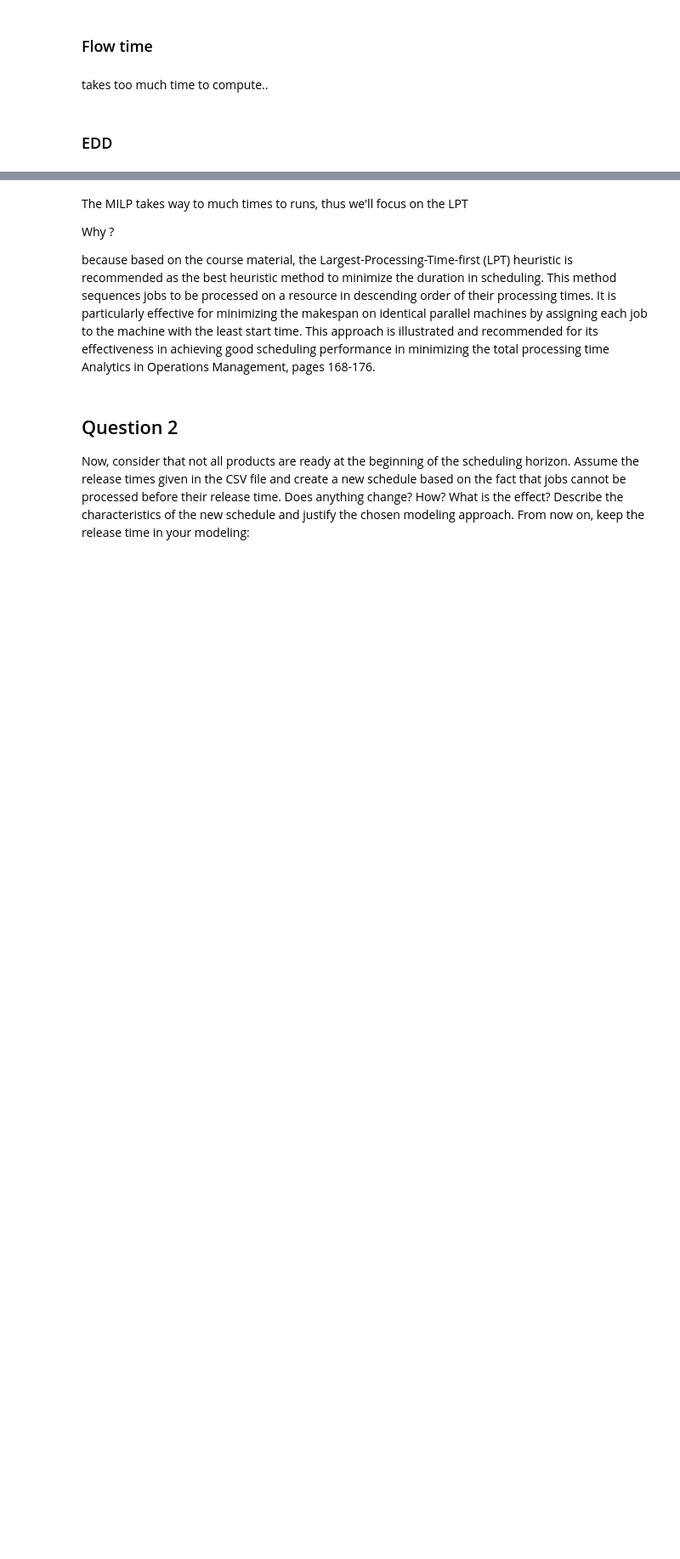
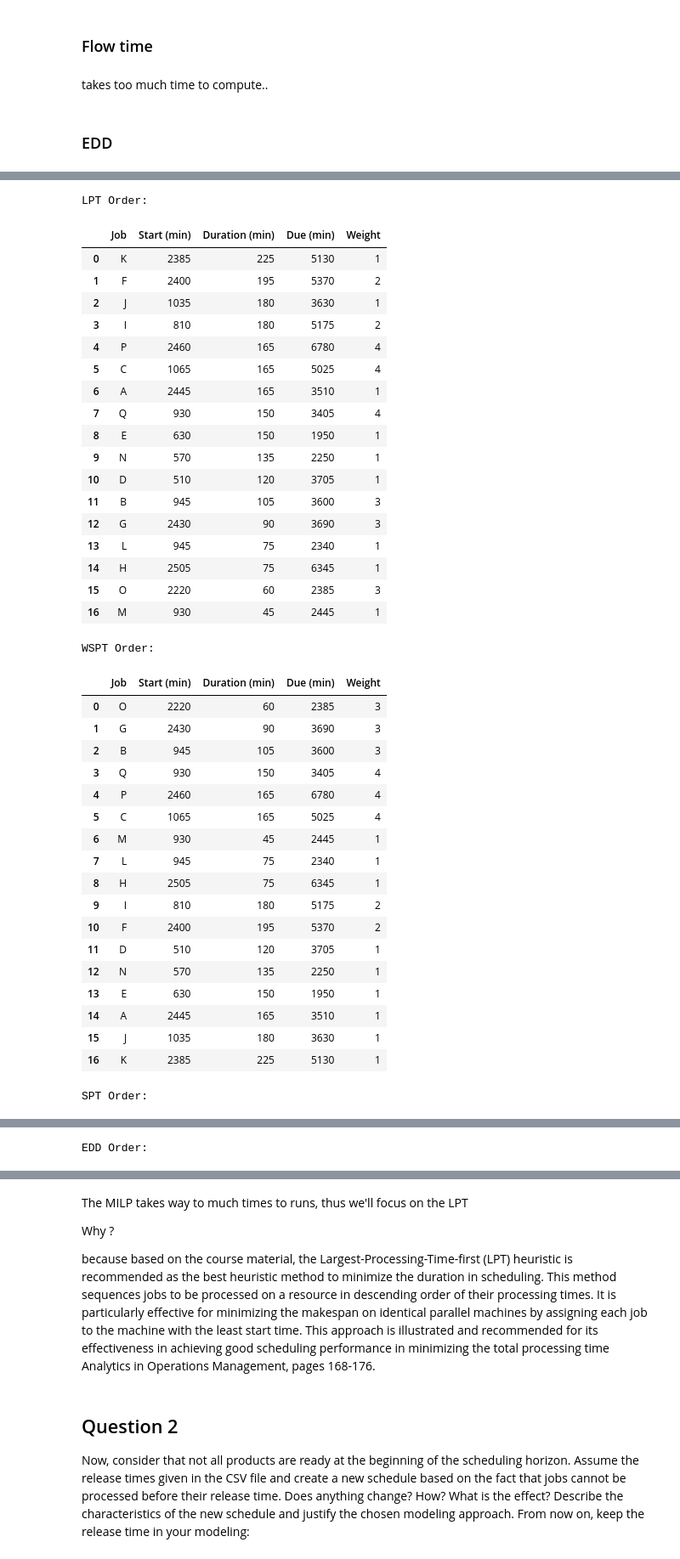
Before and after one commit to Ualh/operation_management, a Jupyter notebook: group7.ipynb, the cells around one changed output, grey strips where cells are left out. Shown at 85% size. Drawn from its saved outputs; the diff is of its cells as text; code cells hidden in the pictures; blank space fills up the shorter version.

```diff
--- a/group7.ipynb
+++ b/group7.ipynb
@@ -2107,0 +1957,79 @@ kpi(JOBS, schedule(JOBS,order))
+# %%
+def print_job_order(JOBS, order):
+    data = {
+        'Job': [],
+        'Start (min)': [],
+        'Duration (min)': [],
+        'Due (min)': [],
+        'Weight': []
+    }
+
+    for job in order:
+        data['Job'].append(job)
+        data['Start (min)'].append(JOBS[job]['release'])
+        data['Duration (min)'].append(JOBS[job]['duration'])
+        data['Due (min)'].append(JOBS[job]['due'])
+        data['Weight'].append(JOBS[job]['weight'])
+
+    df = pd.DataFrame(data)
+    display(df)
+
+# LPT - Largest Processing Time first
+lpt_order = sorted(JOBS, reverse=True, key=lambda x: (JOBS[x]['duration'], x))
+print("LPT Order:")
+print_job_order(JOBS, lpt_order)
+
+# WSPT - Weighted Shortest Processing Time first
+wspt_order = sorted(JOBS, reverse=True, key=lambda x: (JOBS[x]['weight'] / JOBS[x]['duration'], x))
+print("\nWSPT Order:")
+print_job_order(JOBS, wspt_order)
+
+# SPT - Shortest Processing Time first
+spt_order = sorted(JOBS, key=lambda x: (JOBS[x]['duration'], x))
+print("\nSPT Order:")
+print_job_order(JOBS, spt_order)
+
+# EDD - Earliest Due Date first
+edd_order = sorted(JOBS, key=lambda x: (JOBS[x]['due'], x))
+print("\nEDD Order:")
+print_job_order(JOBS, edd_order)
+# %% [output]
+LPT Order:
+|  | Job | Start (min) | Duration (min) | Due (min) | Weight |
+| 0 | K | 2385 | 225 | 5130 | 1 |
+| 1 | F | 2400 | 195 | 5370 | 2 |
+| 2 | J | 1035 | 180 | 3630 | 1 |
+| 3 | I | 810 | 180 | 5175 | 2 |
+| 4 | P | 2460 | 165 | 6780 | 4 |
+| 5 | C | 1065 | 165 | 5025 | 4 |
+| 6 | A | 2445 | 165 | 3510 | 1 |
+| 7 | Q | 930 | 150 | 3405 | 4 |
+| 8 | E | 630 | 150 | 1950 | 1 |
+| 9 | N | 570 | 135 | 2250 | 1 |
+| 10 | D | 510 | 120 | 3705 | 1 |
+| 11 | B | 945 | 105 | 3600 | 3 |
+| 12 | G | 2430 | 90 | 3690 | 3 |
+| 13 | L | 945 | 75 | 2340 | 1 |
+| 14 | H | 2505 | 75 | 6345 | 1 |
+| 15 | O | 2220 | 60 | 2385 | 3 |
+| 16 | M | 930 | 45 | 2445 | 1 |
+WSPT Order:
+|  | Job | Start (min) | Duration (min) | Due (min) | Weight |
+| 0 | O | 2220 | 60 | 2385 | 3 |
+| 1 | G | 2430 | 90 | 3690 | 3 |
+| 2 | B | 945 | 105 | 3600 | 3 |
+| 3 | Q | 930 | 150 | 3405 | 4 |
+| 4 | P | 2460 | 165 | 6780 | 4 |
+| 5 | C | 1065 | 165 | 5025 | 4 |
+| 6 | M | 930 | 45 | 2445 | 1 |
+| 7 | L | 945 | 75 | 2340 | 1 |
+| 8 | H | 2505 | 75 | 6345 | 1 |
+| 9 | I | 810 | 180 | 5175 | 2 |
+| 10 | F | 2400 | 195 | 5370 | 2 |
+| 11 | D | 510 | 120 | 3705 | 1 |
+| 12 | N | 570 | 135 | 2250 | 1 |
+| 13 | E | 630 | 150 | 1950 | 1 |
+| 14 | A | 2445 | 165 | 3510 | 1 |
+| 15 | J | 1035 | 180 | 3630 | 1 |
+| 16 | K | 2385 | 225 | 5130 | 1 |
+SPT Order:
@@ -2107,0 +2054 @@ kpi(JOBS, schedule(JOBS,order))
+EDD Order:
```
Also changed, not shown: parts of 30 cells of this notebook, 21 other files.
